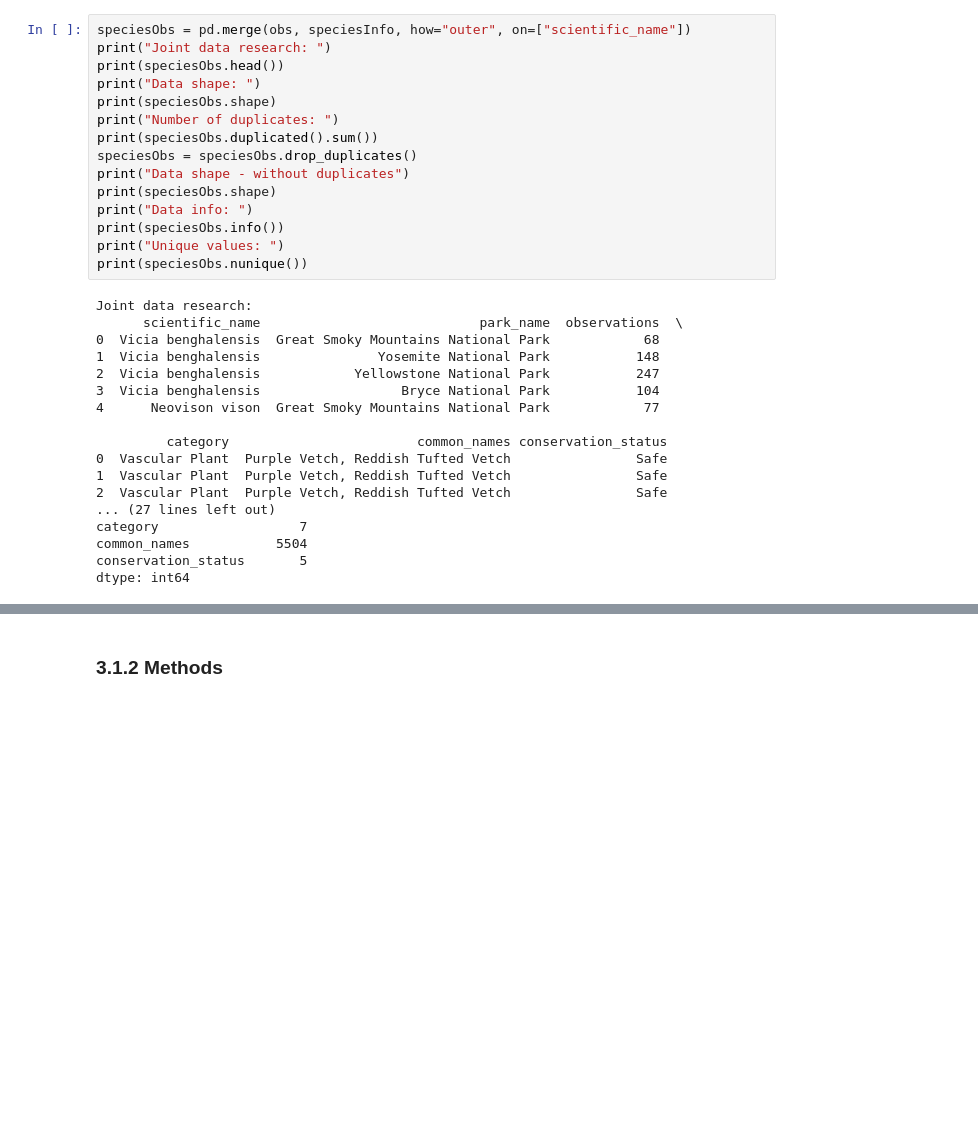
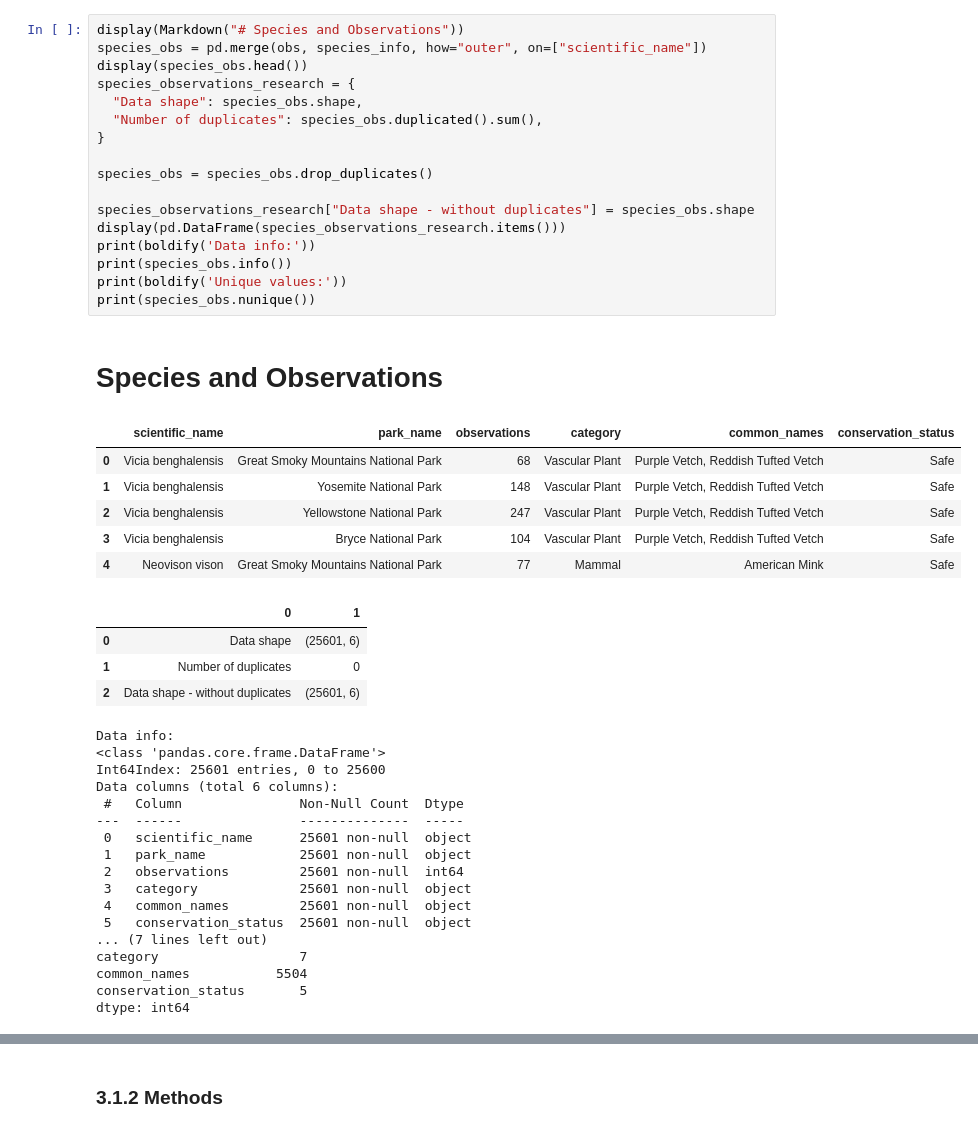
Before and after one commit to simedroniraluca/cram, a Jupyter notebook: biodiversity/biodiversity.ipynb, the cells around one changed output, grey strips where cells are left out. Saved outputs shown, nothing was run; the diff lists cells and outputs as text; blank space fills up the shorter version.

```diff
--- a/biodiversity/biodiversity.ipynb
+++ b/biodiversity/biodiversity.ipynb
@@ -133,32 +188,45 @@ dtype: int64
 # %%
-speciesObs = pd.merge(obs, speciesInfo, how="outer", on=["scientific_name"])
-print("Joint data research: ")
-print(speciesObs.head())
-print("Data shape: ")
-print(speciesObs.shape)
-print("Number of duplicates: ")
-print(speciesObs.duplicated().sum())
-speciesObs = speciesObs.drop_duplicates()
-print("Data shape - without duplicates")
-print(speciesObs.shape)
-print("Data info: ")
-print(speciesObs.info())
-print("Unique values: ")
-print(speciesObs.nunique())
+display(Markdown("# Species and Observations"))
+species_obs = pd.merge(obs, species_info, how="outer", on=["scientific_name"])
+display(species_obs.head())
+species_observations_research = {
+  "Data shape": species_obs.shape,
+  "Number of duplicates": species_obs.duplicated().sum(),
+}
+
+species_obs = species_obs.drop_duplicates()
+
+species_observations_research["Data shape - without duplicates"] = species_obs.shape
+display(pd.DataFrame(species_observations_research.items()))
+print(boldify('Data info:'))
+print(species_obs.info())
+print(boldify('Unique values:'))
+print(species_obs.nunique())
 # %% [output]
+# Species and Observations
+|  | scientific_name | park_name | observations | category | common_names | conservation_status |
+| 0 | Vicia benghalensis | Great Smoky Mountains National Park | 68 | Vascular Plant | Purple Vetch, Reddish Tufted Vetch | Safe |
+| 1 | Vicia benghalensis | Yosemite National Park | 148 | Vascular Plant | Purple Vetch, Reddish Tufted Vetch | Safe |
+| 2 | Vicia benghalensis | Yellowstone National Park | 247 | Vascular Plant | Purple Vetch, Reddish Tufted Vetch | Safe |
+| 3 | Vicia benghalensis | Bryce National Park | 104 | Vascular Plant | Purple Vetch, Reddish Tufted Vetch | Safe |
+| 4 | Neovison vison | Great Smoky Mountains National Park | 77 | Mammal | American Mink | Safe |
+|  | 0 | 1 |
+| 0 | Data shape | (25601, 6) |
+| 1 | Number of duplicates | 0 |
+| 2 | Data shape - without duplicates | (25601, 6) |
-Joint data research:
-      scientific_name                            park_name  observations  \
-0  Vicia benghalensis  Great Smoky Mountains National Park            68
-1  Vicia benghalensis               Yosemite National Park           148
-2  Vicia benghalensis            Yellowstone National Park           247
-3  Vicia benghalensis                  Bryce National Park           104
-4      Neovison vison  Great Smoky Mountains National Park            77
-
-         category                        common_names conservation_status
-0  Vascular Plant  Purple Vetch, Reddish Tufted Vetch                Safe
-1  Vascular Plant  Purple Vetch, Reddish Tufted Vetch                Safe
-2  Vascular Plant  Purple Vetch, Reddish Tufted Vetch                Safe
-... (27 lines left out)
+Data info:
+<class 'pandas.core.frame.DataFrame'>
+Int64Index: 25601 entries, 0 to 25600
+Data columns (total 6 columns):
+ #   Column               Non-Null Count  Dtype
+---  ------               --------------  -----
+ 0   scientific_name      25601 non-null  object
+ 1   park_name            25601 non-null  object
+ 2   observations         25601 non-null  int64
+ 3   category             25601 non-null  object
+ 4   common_names         25601 non-null  object
+ 5   conservation_status  25601 non-null  object
+... (7 lines left out)
 category                  7
 common_names           5504
 conservation_status       5
```
Also changed, not shown: parts of 17 cells of this notebook.
